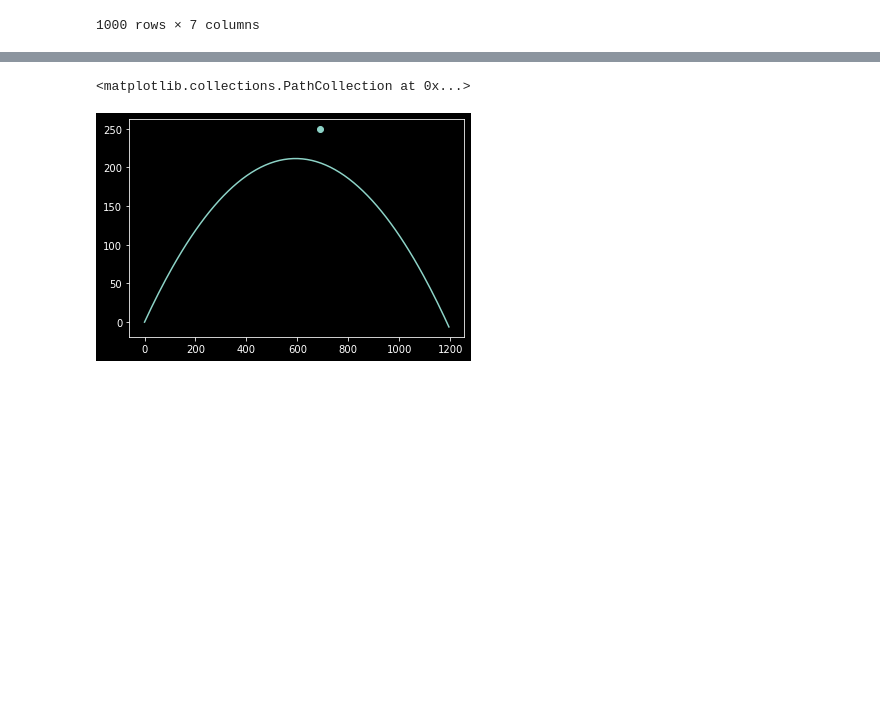
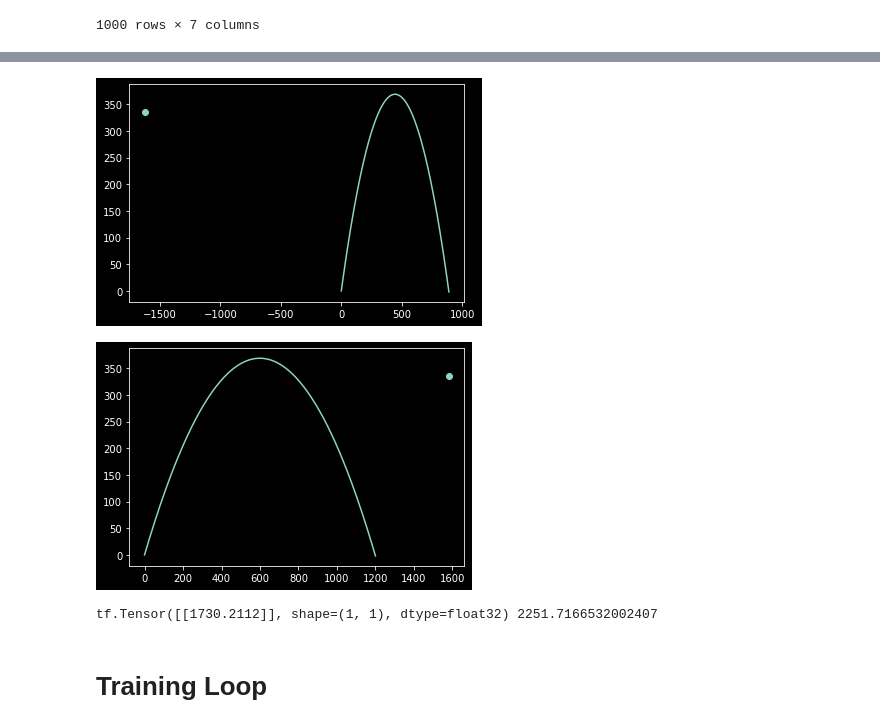
Before and after one commit to dtersegno/cannon, a Jupyter notebook: 2b_cannon.ipynb, the cells around one changed output, grey strips where cells are left out. Drawn from its saved outputs; the diff is of its cells as text; code cells hidden in the pictures; blank space fills up the shorter version.

```diff
--- a/2b_cannon.ipynb
+++ b/2b_cannon.ipynb
@@ -236,7 +261,19 @@ np.sqrt(np.mean((tf.reshape(preds,(1000)) - y)**2))
 # %%
+row_to_test = 1
 test_sim = simulate_row(df.loc[row_to_test], distance_only=False)
+plt.plot(test_sim[:,0], test_sim[:,2])
+plt.scatter([df.loc[row_to_test]['xtarget']], [df.loc[row_to_test]['ztarget']])
+plt.show()
 plt.plot(test_sim[:,1], test_sim[:,2])
 plt.scatter([df.loc[row_to_test]['ytarget']], [df.loc[row_to_test]['ztarget']])
+plt.show()
+print(
+    my_Critic(df.drop(columns = ['min_distance']).loc[row_to_test].to_numpy().reshape((1,6))),
+    simulate_row(df.loc[row_to_test], distance_only=True)
+)
 # %% [output]
+[figure, new version]
+[figure, added]
-<matplotlib.collections.PathCollection at 0x...>
+tf.Tensor([[1730.2112]], shape=(1, 1), dtype=float32) 2251.7166532002407
-[figure, old version]
+# %% [markdown]
+# Training Loop
```
Also changed, not shown: parts of 12 cells of this notebook, 2 other files.
